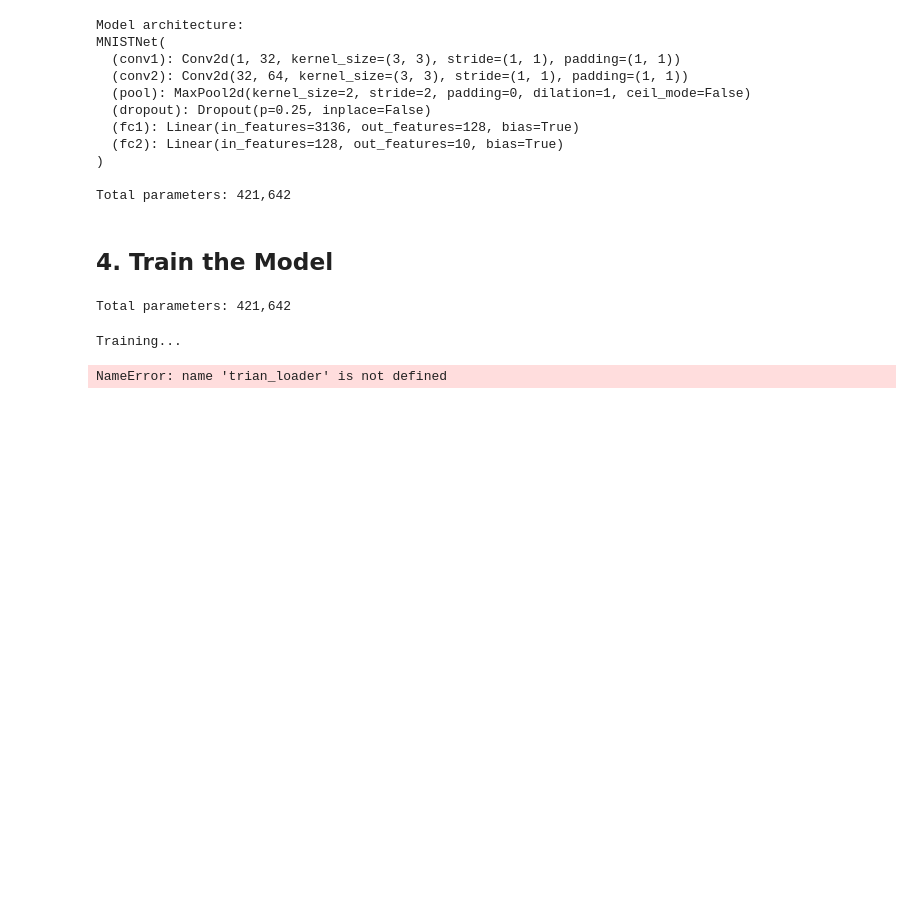
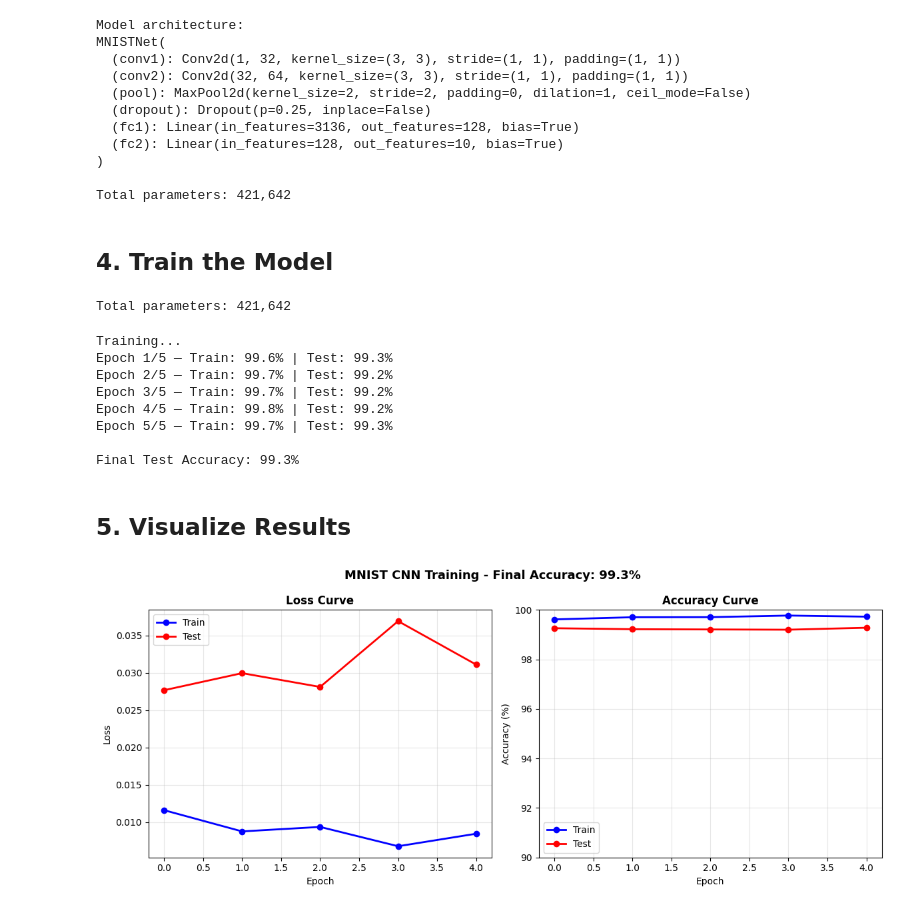
Before and after one commit to Honaxen/computer-vision-fundamentals, a Jupyter notebook: notebooks/04_image_classification.ipynb, the cells around one changed output. Saved outputs shown, nothing was run; the diff lists cells and outputs as text; code cells hidden in the pictures; blank space fills up the shorter version.

Commit message:
feat: Visualize Results

```diff
--- a/notebooks/04_image_classification.ipynb
+++ b/notebooks/04_image_classification.ipynb
@@ -164,19 +164,20 @@ Total parameters: 421,642
 criterion = nn.CrossEntropyLoss()
 optimizer = optim.Adam(model.parameters(), lr=0.001)
 
-def trian_epoch(model, loader, optimizer, criterion):
+def train_epoch(model, loader, optimizer, criterion):
     model.train()
     total_loss = 0
     correct = 0
     total = 0
-    for image, labels in loader:
+    for images, labels in loader:
         images, labels = images.to(device), labels.to(device)
         optimizer.zero_grad()
         outputs = model(images)
         loss = criterion(outputs, labels)
         loss.backward()
         optimizer.step()
-        total_loss += (outputs.argmax(1) == labels).sum().item()
+        total_loss += loss.item()
+        correct += (outputs.argmax(1) == labels).sum().item()
         total += labels.size(0)
     return total_loss / len(loader), correct / total
 
@@ -194,7 +195,7 @@ def evaluate(model, loader, criterion):
             total_loss += loss.item()
             correct += (outputs.argmax(1) == labels).sum().item()
             total += labels.size(0)
-        return total_loss / len(loader), correct / total
+    return total_loss / len(loader), correct / total
 
 
 EPOCHS = 5
@@ -203,15 +204,50 @@ test_losses, test_accs = [], []
 
 print("Training...")
 for epoch in range(EPOCHS):
-    tr_loss, tr_acc = train_epoch(model, trian_loader, optimizer, criterion)
+    tr_loss, tr_acc = train_epoch(model, train_loader, optimizer, criterion)
     te_loss, te_acc = evaluate(model, test_loader, criterion)
     train_losses.append(tr_loss)
     train_accs.append(tr_acc)
     test_losses.append(te_loss)
     test_accs.append(te_acc)
-    print(f"Epoch {epoch+1}/{EPOCHS} - Train: {tr_acc:.1%} | Test: {te_acc:.1%}")
+    print(f"Epoch {epoch+1}/{EPOCHS} — Train: {tr_acc:.1%} | Test: {te_acc:.1%}")
 
 print(f"\nFinal Test Accuracy: {test_accs[-1]:.1%}")
 # %% [output]
 Training...
+Epoch 1/5 — Train: 99.6% | Test: 99.3%
+Epoch 2/5 — Train: 99.7% | Test: 99.2%
+Epoch 3/5 — Train: 99.7% | Test: 99.2%
+Epoch 4/5 — Train: 99.8% | Test: 99.2%
+Epoch 5/5 — Train: 99.7% | Test: 99.3%
+
+Final Test Accuracy: 99.3%
-NameError: name 'trian_loader' is not defined
+# %% [markdown]
+## 5. Visualize Results
+# %%
+fig, axes = plt.subplots(1, 2, figsize=(12, 5))
+
+axes[0].plot(train_losses, "b-o", label="Train", linewidth=2)
+axes[0].plot(test_losses, "r-o", label="Test", linewidth=2)
+axes[0].set_title("Loss Curve", fontsize=12, fontweight="bold")
+axes[0].set_xlabel("Epoch")
+axes[0].set_ylabel("Loss")
+axes[0].legend()
+axes[0].grid(True, alpha=0.3)
+
+axes[1].plot([a*100 for a in train_accs], "b-o", label="Train", linewidth=2)
+axes[1].plot([a*100 for a in test_accs], "r-o", label="Test", linewidth=2)
+axes[1].set_title("Accuracy Curve", fontsize=12, fontweight="bold")
+axes[1].set_xlabel("Epoch")
+axes[1].set_ylabel("Accuracy (%)")
+axes[1].set_ylim(90, 100)
+axes[1].legend()
+axes[1].grid(True, alpha=0.3)
+
+plt.suptitle("MNIST CNN Training - Final Accuracy: 99.3%",
+            fontsize=13, fontweight="bold")
+plt.tight_layout()
+plt.savefig("mnist_training.png", dpi=300)
+plt.show()
+# %% [output]
+[figure, added]
```
